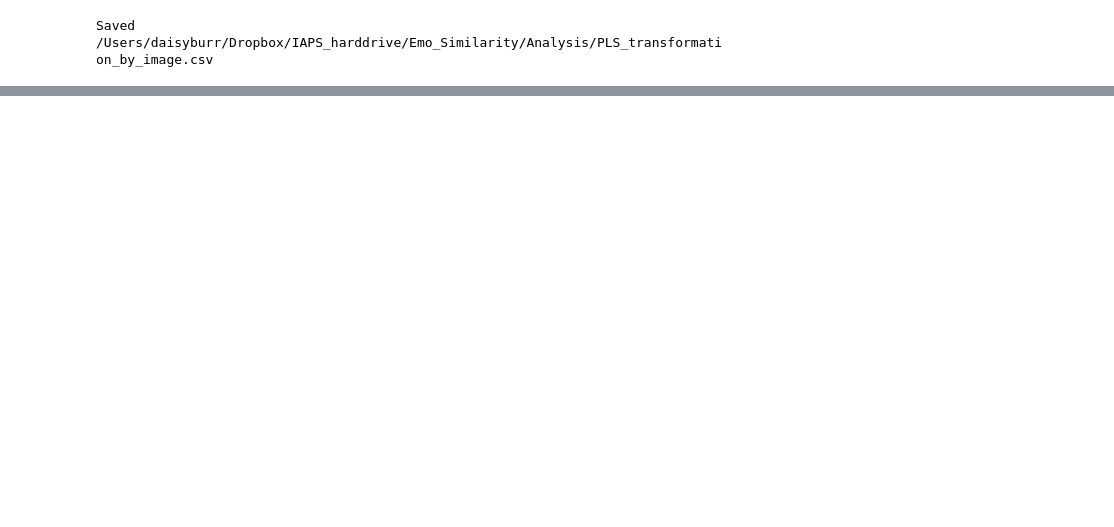
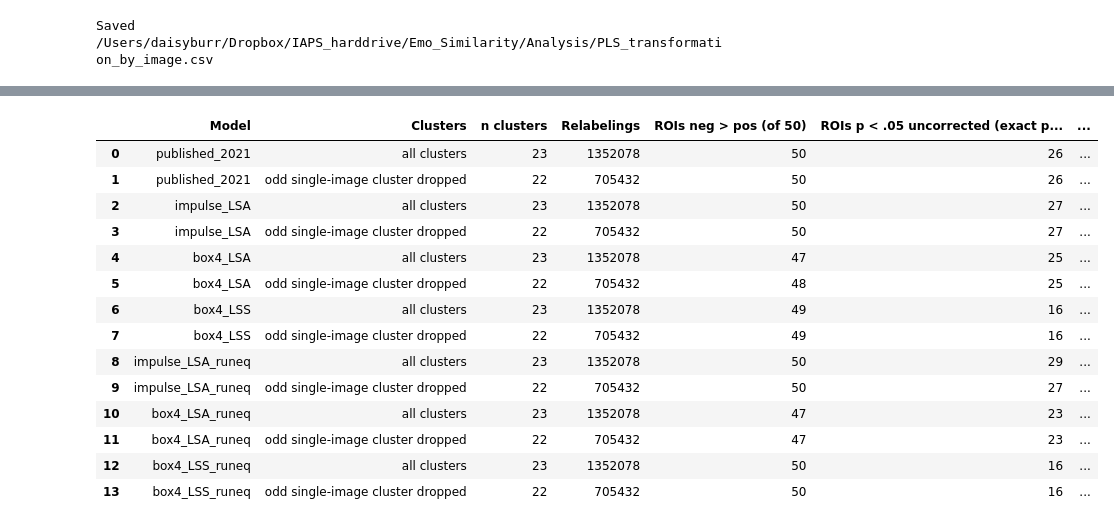
Before and after one commit to daisyburr/Emotion_Similarity, a Jupyter notebook: Analysis/Emotion_Similarity_Consolidated.ipynb, the cells around one changed output, grey strips where cells are left out. Cells and saved outputs as stored; diff of their text form; code cells hidden in the pictures; blank space fills up the shorter version.

```diff
--- a/Analysis/Emotion_Similarity_Consolidated.ipynb
+++ b/Analysis/Emotion_Similarity_Consolidated.ipynb
@@ -895,0 +977,18 @@ table_s1.round(4)
+# %%
+pd.read_csv(os.path.join(FMRI_FIGS_DIR, "Study4_category_level_by_model.csv"))
+# %% [output]
+|  | Model | Clusters | n clusters | Relabelings | ROIs neg > pos (of 50) | ROIs p < .05 uncorrected (exact p... | ... |
+| 0 | published_2021 | all clusters | 23 | 1352078 | 50 | 26 | ... |
+| 1 | published_2021 | odd single-image cluster dropped | 22 | 705432 | 50 | 26 | ... |
+| 2 | impulse_LSA | all clusters | 23 | 1352078 | 50 | 27 | ... |
+| 3 | impulse_LSA | odd single-image cluster dropped | 22 | 705432 | 50 | 27 | ... |
+| 4 | box4_LSA | all clusters | 23 | 1352078 | 47 | 25 | ... |
+| 5 | box4_LSA | odd single-image cluster dropped | 22 | 705432 | 48 | 25 | ... |
+| 6 | box4_LSS | all clusters | 23 | 1352078 | 49 | 16 | ... |
+| 7 | box4_LSS | odd single-image cluster dropped | 22 | 705432 | 49 | 16 | ... |
+| 8 | impulse_LSA_runeq | all clusters | 23 | 1352078 | 50 | 29 | ... |
+| 9 | impulse_LSA_runeq | odd single-image cluster dropped | 22 | 705432 | 50 | 27 | ... |
+| 10 | box4_LSA_runeq | all clusters | 23 | 1352078 | 47 | 23 | ... |
+| 11 | box4_LSA_runeq | odd single-image cluster dropped | 22 | 705432 | 47 | 23 | ... |
+| 12 | box4_LSS_runeq | all clusters | 23 | 1352078 | 50 | 16 | ... |
+| 13 | box4_LSS_runeq | odd single-image cluster dropped | 22 | 705432 | 50 | 16 | ... |
```
Also changed, not shown: parts of 27 cells of this notebook, 38 other files.
